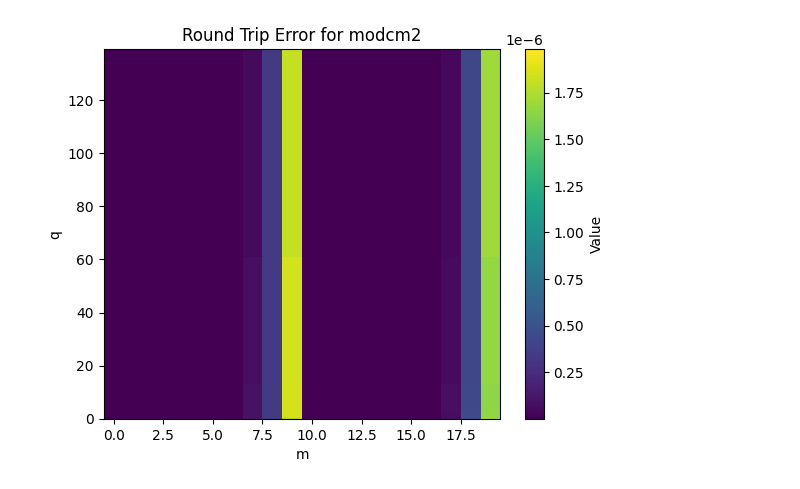
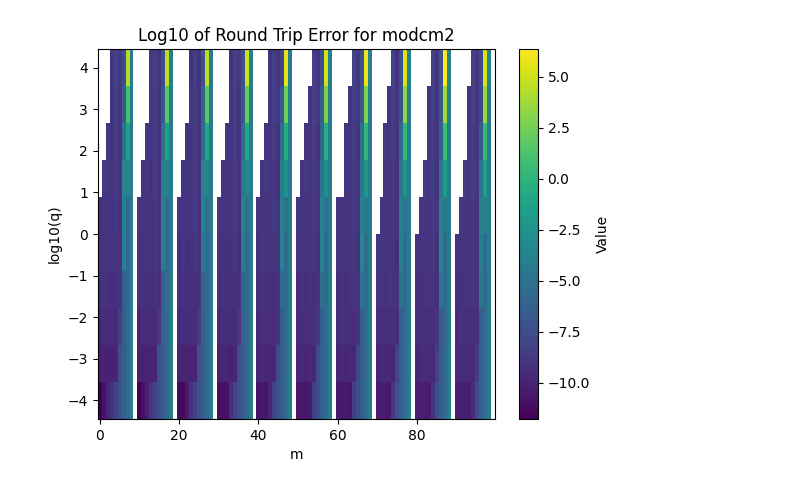
Before and after one commit to brorson/ScipyMathieuTesting, a Jupyter notebook: round_trip_modfuncs.ipynb, the cells around one changed output. Cells and saved outputs as stored; diff of their text form; code cells hidden in the pictures.

```diff
--- a/round_trip_modfuncs.ipynb
+++ b/round_trip_modfuncs.ipynb
@@ -23,7 +23,7 @@ NN = 100
 v = np.linspace(2,5,NN)
 h = 1e-5
 tol = 1e-3
-MM = 20
+MM = 100
 qs = np.logspace(-4,2,10)
 
 
@@ -98,8 +98,8 @@ NN = 100
 v = np.linspace(2,5,NN)
 h = 1e-5
 tol = 1e-3
-MM = 20
-qs = np.logspace(-4,2,10)
+MM = 100
+qs = np.logspace(-4,4,10)
 error = []
 for m in range(MM):
     for q in qs:
@@ -125,24 +143,23 @@ for m in range(MM):
 # %%
 import matplotlib.pyplot as plt
 
 M, Q = np.meshgrid(range(MM), qs)
 
 error_array = np.array(error).reshape(M.shape)
 
-
 fig, ax = plt.subplots()
-im = ax.pcolormesh(range(MM), qs, error_array, cmap='viridis')
+im = ax.pcolormesh(range(MM), np.log10(qs), np.log10(error_array), cmap='viridis')
 
 cbar = fig.colorbar(im, ax=ax)
 cbar.set_label('Value')
 
-ax.set_title("Round Trip Error for modcm2")
+ax.set_title("Log10 of Round Trip Error for modcm2")
 ax.set_xlabel("m")
-ax.set_ylabel("q")
+ax.set_ylabel("log10(q)")
 
 plt.show()
 # %% [output]
-[figure, old version]
+[figure, new version]
 # %%
 import math
 # Round trip modms1
```
Also changed, not shown: parts of 7 cells of this notebook.
